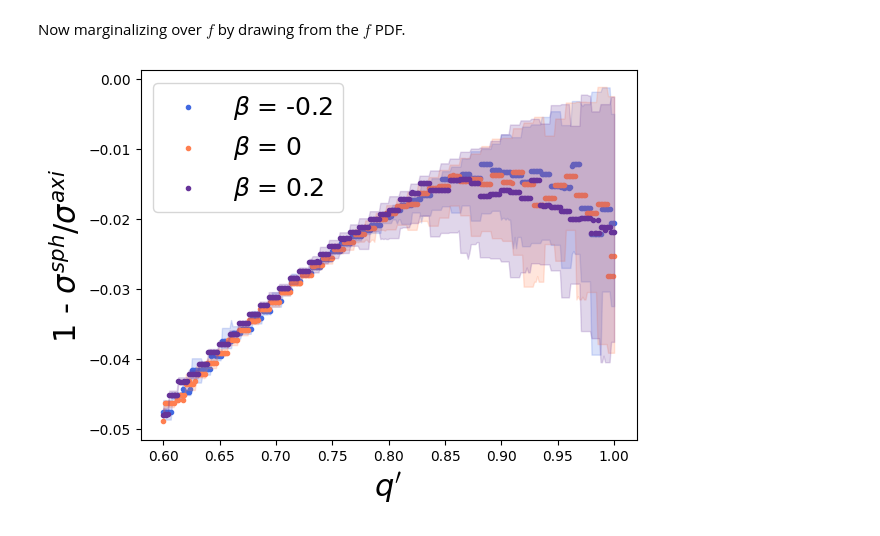
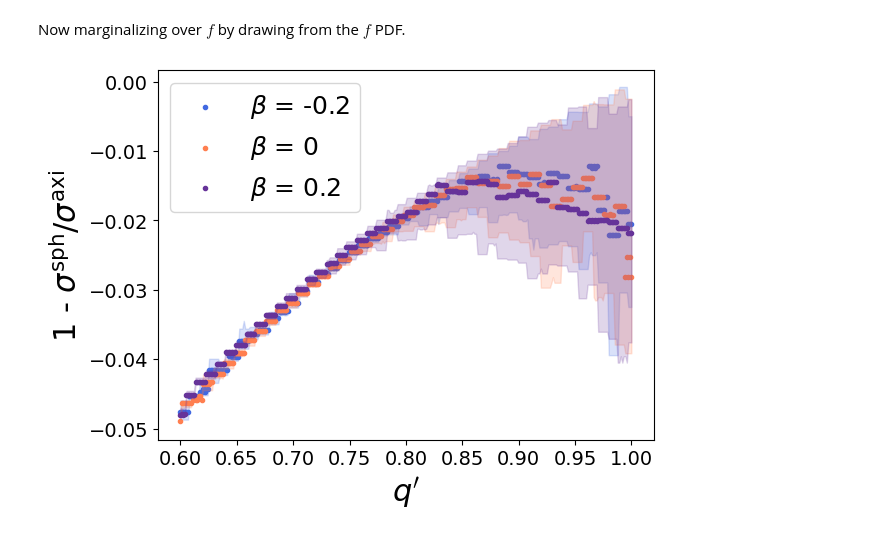
Before and after one commit to huangxy256/deproject_notebook, a Jupyter notebook: appdxB_axi_vs_sph_jam/oblate_prolate_combined.ipynb, the cells around one changed output. Saved outputs shown, nothing was run; the diff lists cells and outputs as text; code cells hidden in the pictures.

```diff
--- a/appdxB_axi_vs_sph_jam/oblate_prolate_combined.ipynb
+++ b/appdxB_axi_vs_sph_jam/oblate_prolate_combined.ipynb
@@ -24,3 +24,15 @@ misalignment = np.array([31. , 28. , 34. ,  3., 14. , 71., 35. , 19.,  9., 19. ,
 
 misalignment_err = np.array([30.,  4., 10.,  3., 11.,  7., 13.,  8., 30., 30.,  4., 13.,  9.,
        30.])
+# %%
+s = []
+for i, obj in enumerate(obj_names):
+    if i%2 != 0 and i != 0:
+        change_line = " \\\\ "
+        add_and = ' & '
+    else:
+        change_line = ' '
+        add_and = ' '
+    s.append(add_and + obj + ' & ' + str(misalignment[i]) + ' & ' + str(misalignment_err[i]) + change_line)
+print(s)
+print(' '.join(s))
@@ -197,32 +222,36 @@ for i, beta in enumerate(beta_const_list):
     for ind in range(len(qobs_sample)):
         q_test = qobs_sample[ind]
         bias_ob = bias_list_oblate[i][ind]
         bias_pro = bias_list_prolate[i][ind]
 
         bias_all_qobs = np.array([])
         for f in f_draw:
             # for each f, combine the bias
             num_draw_from_oblate = round(f * (len(bias_ob) + len(bias_pro)))
             num_draw_from_prolate = (len(bias_ob) + len(bias_pro)) - num_draw_from_oblate
             try:
                 combined = np.concatenate([np.random.choice(bias_ob, num_draw_from_oblate, replace=True),
                                     np.random.choice(bias_pro, num_draw_from_prolate, replace=True)])
             except:
                 combined = np.concatenate([np.random.choice(bias_ob, num_draw_from_oblate + num_draw_from_prolate, replace=True)]) # when for prolate there is no corresponding q'
             bias_all_qobs = np.concatenate([bias_all_qobs, combined])
 
         bias_all.append(np.quantile(bias_all_qobs, [0.16, 0.5, 0.84]))
 
 
     b_med = np.array([x[1] for x in bias_all])
     b_low = np.array([x[0] for x in bias_all])
     b_hi = np.array([x[2] for x in bias_all])
     plt.scatter(qobs_sample, b_med, marker = '.', color = color[i], label = r'$\beta$ = {}' .format(beta_const_list[i]))
     plt.fill_between(qobs_sample, b_low, b_hi, alpha = 0.2, color = color[i])
 
 plt.xlabel("$q'$", size = 22)
-plt.ylabel(r'1 - $\sigma^{sph} / \sigma^{axi}$', size = 22)
+plt.ylabel(r'1 - $\sigma^\mathrm{sph} / \sigma^\mathrm{axi}$', size = 22)
+plt.xticks(size=14)
+plt.yticks(size=14)
+# plt.title('oblate&prolate combined')
 plt.legend(prop = {'size': 18})
+# plt.savefig('./bias_combined.pdf', bbox_inches='tight', dpi=300)
 plt.show()
 # %% [output]
-[figure, old version]
+[figure, new version]
```
Also changed, not shown: parts of 9 cells of this notebook, 5 other files.
